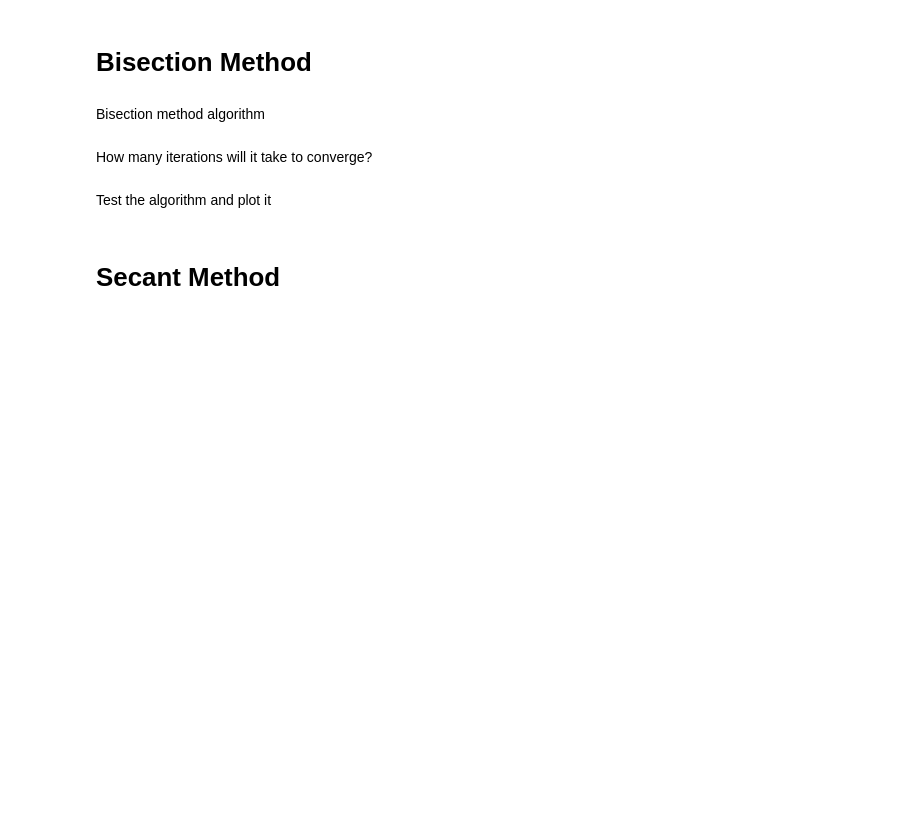
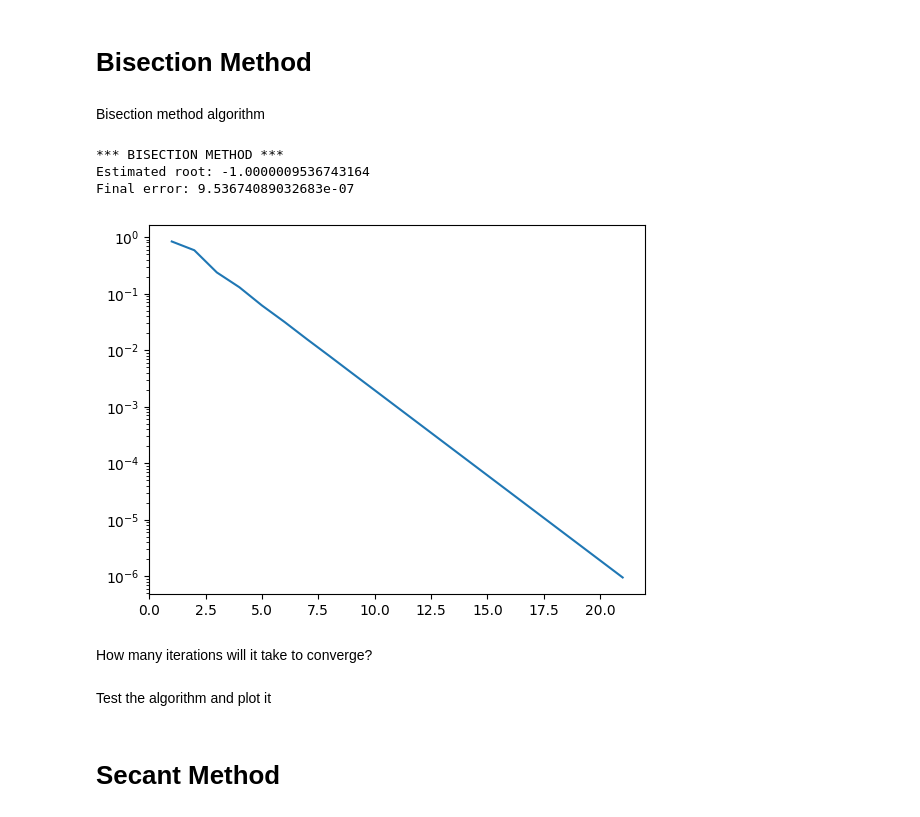
Before and after one commit to diegosol127/AERO-222-Numerical-Methods, a Jupyter notebook: Lab/Lab2/AERO_222_Lab_2_Mon.ipynb, the cells around one changed output. Saved outputs shown, nothing was run; the diff lists cells and outputs as text; code cells hidden in the pictures; blank space fills up the shorter version.

```diff
--- a/Lab/Lab2/AERO_222_Lab_2_Mon.ipynb
+++ b/Lab/Lab2/AERO_222_Lab_2_Mon.ipynb
@@ -24,14 +32,3 @@ def ddf(x):
 # Bisection Method
 # %% [markdown]
 Bisection method algorithm
-# %%
-def bisection():
-    #==================================================================
-    # INPUTS
-    # -
-    # OUTPUTS
-    # -
-    #==================================================================
-
-    print('*** BISECTION METHOD ***')
-    return 0
@@ -38,3 +75,19 @@ def bisection():
+# %%
+x0 = -5
+x1 = 1
+tol = 1e-6
+
+xNew, iterations, errors = bisection(f,df,x0,x1,tol)
+
+print(f'Estimated root: {xNew}')
+print(f'Final error: {errors[-1]}')
+plt.semilogy(iterations,errors)
+plt.show()
+# %% [output]
+*** BISECTION METHOD ***
+Estimated root: -1.0000009536743164
+Final error: 9.53674089032683e-07
+[figure, added]
 # %% [markdown]
 How many iterations will it take to converge?
 # %%
```
Also changed, not shown: parts of 16 cells of this notebook.
